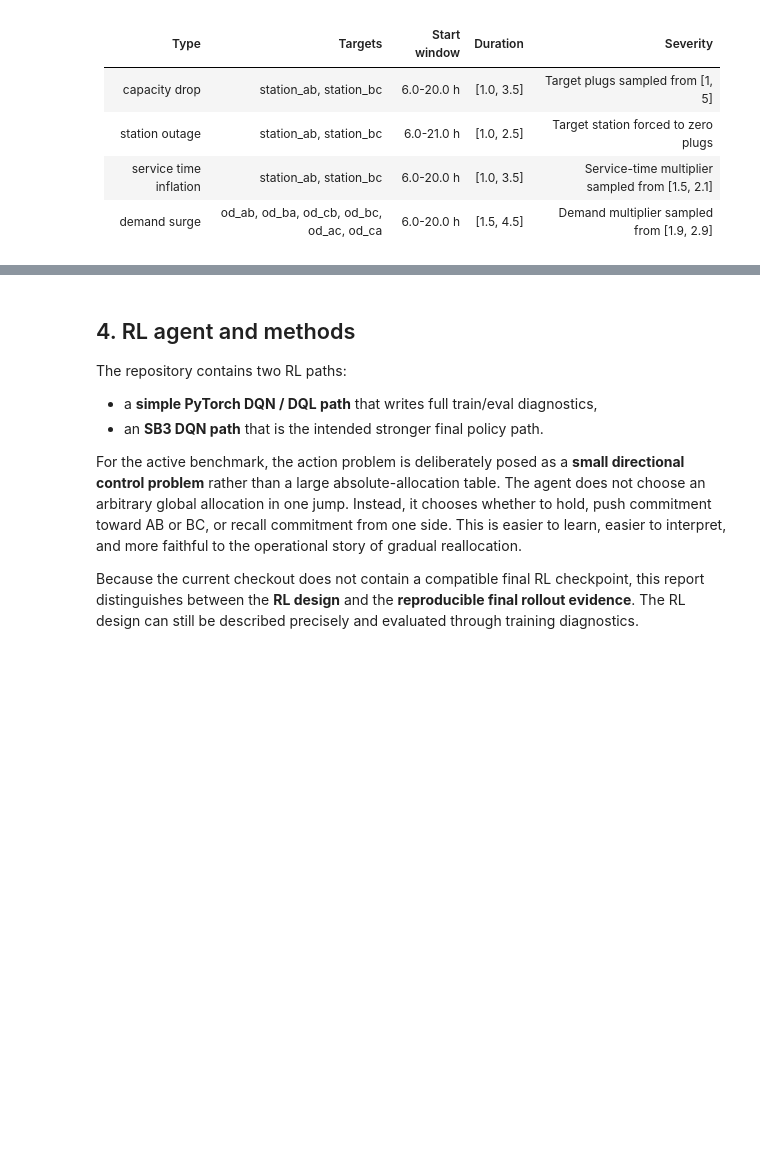
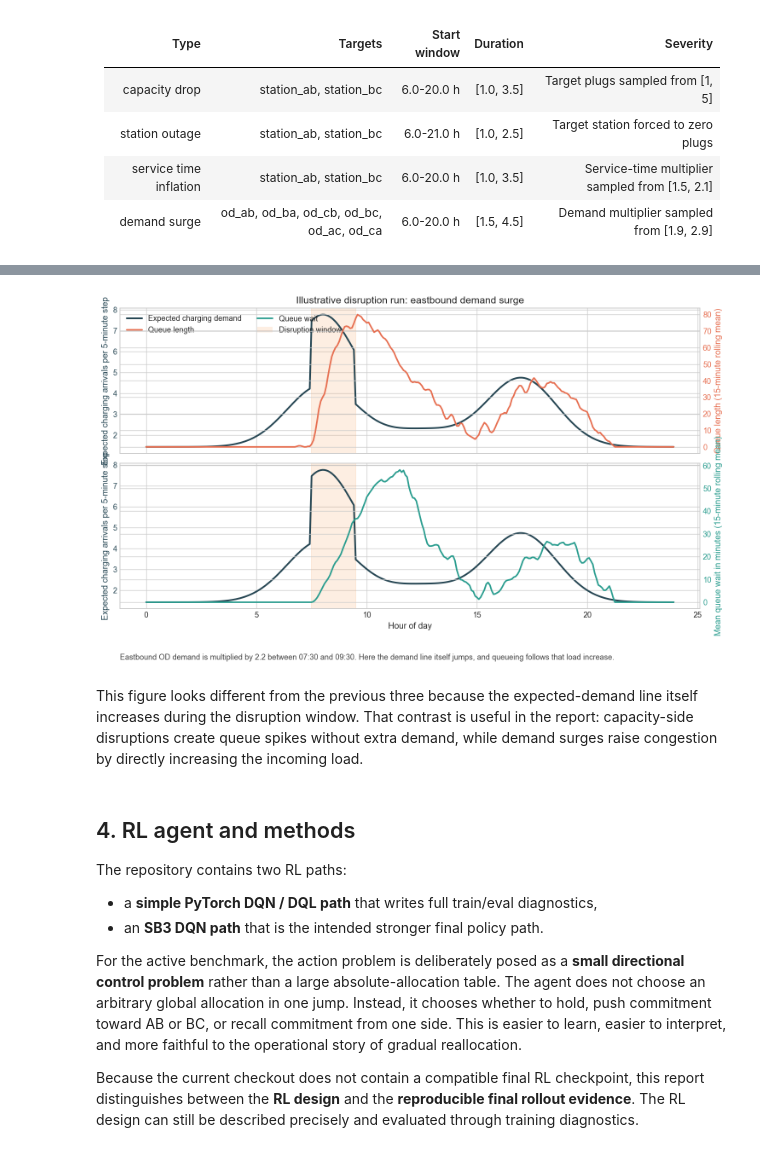
Before and after one commit to AugustHolmDTU/advanced-business-analytics, a Jupyter notebook: exam_submission/exam_storyline.ipynb, the cells around one changed output, grey strips where cells are left out. Saved outputs shown, nothing was run; the diff lists cells and outputs as text; code cells hidden in the pictures; blank space fills up the shorter version.

```diff
--- a/exam_submission/exam_storyline.ipynb
+++ b/exam_submission/exam_storyline.ipynb
@@ -665,3 +800,15 @@ First, the simulator mixes deterministic structure and stochastic realization. T
+# %%
+fig, _ = plot_disruption_scenario(
+    disruption_case_runs['demand_surge'],
+    title='Illustrative disruption run: eastbound demand surge',
+    subtitle='Eastbound OD demand is multiplied by 2.2 between 07:30 and 09:30. Here the demand line itself jumps, and queueing follows that load increase.',
+    rolling_steps=3,
+)
+plt.show()
+# %% [output]
+[figure, added]
+# %% [markdown]
+This figure looks different from the previous three because the expected-demand line itself increases during the disruption window. That contrast is useful in the report: capacity-side disruptions create queue spikes without extra demand, while demand surges raise congestion by directly increasing the incoming load.
 # %% [markdown]
 ## 4. RL agent and methods
 
```
Also changed, not shown: parts of 15 cells of this notebook, 16 other files.
